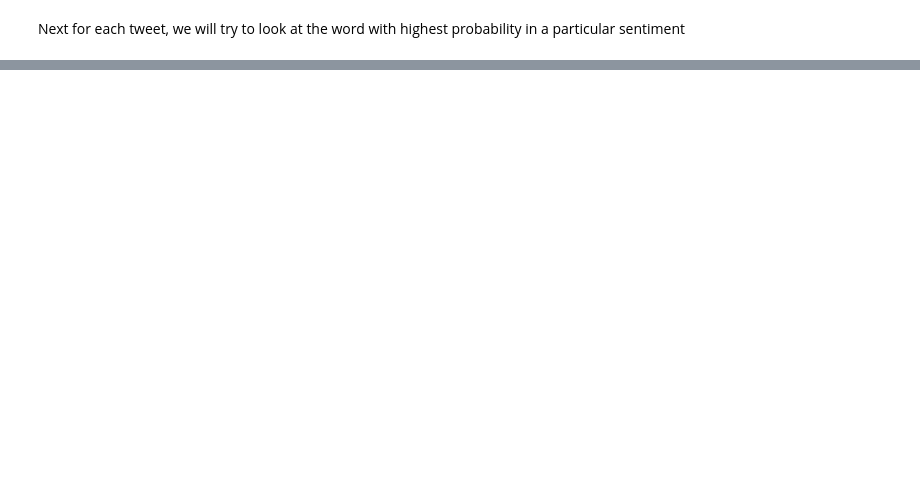
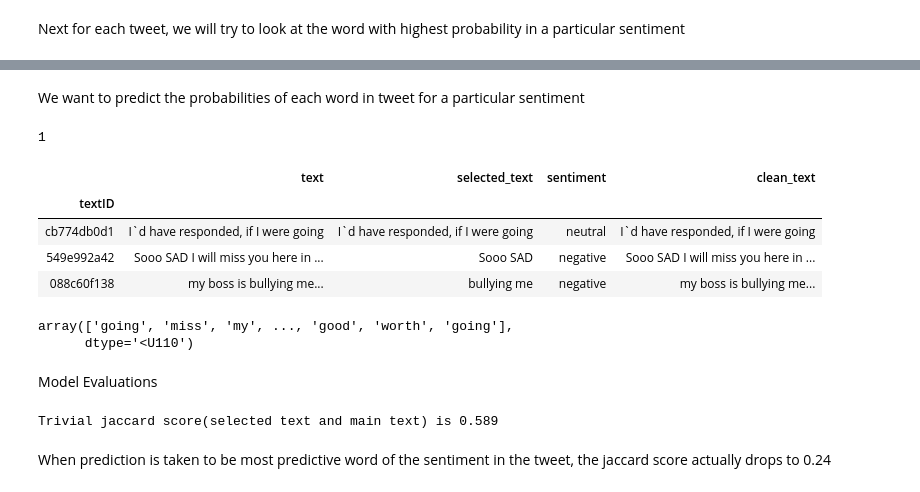
Before and after one commit to PavanPoosarla01/Springboard_Capstone02, a Jupyter notebook: Capstone2_Analysis1_BagOfWords.ipynb, the cells around one changed output, grey strips where cells are left out. Saved outputs shown, nothing was run; the diff lists cells and outputs as text; code cells hidden in the pictures; blank space fills up the shorter version.

```diff
--- a/Capstone2_Analysis1_BagOfWords.ipynb
+++ b/Capstone2_Analysis1_BagOfWords.ipynb
@@ -289,0 +297,6 @@ Next for each tweet, we will try to look at the word with highest probability in
+# %% [markdown]
+We want to predict the probabilities of each word in tweet for a particular sentiment
+# %%
+le.transform(['neutral'])[0]
+# %% [output]
+1
@@ -289,0 +331,8 @@ Next for each tweet, we will try to look at the word with highest probability in
+# %%
+train_df.head(3)
+# %% [output]
+|  | text | selected_text | sentiment | clean_text |
+| textID |  |  |  |  |
+| cb774db0d1 | I`d have responded, if I were going | I`d have responded, if I were going | neutral | I`d have responded, if I were going |
+| 549e992a42 | Sooo SAD I will miss you here in ... | Sooo SAD | negative | Sooo SAD I will miss you here in ... |
+| 088c60f138 | my boss is bullying me... | bullying me | negative | my boss is bullying me... |
@@ -289,0 +341,14 @@ Next for each tweet, we will try to look at the word with highest probability in
+# %%
+predicted_selection1
+# %% [output]
+array(['going', 'miss', 'my', ..., 'good', 'worth', 'going'],
+      dtype='<U110')
+# %% [markdown]
+Model Evaluations
+# %%
+print ('Trivial jaccard score(selected text and main text) is %.3f'\
+           %vec_jaccard(train_df.clean_text, train_df.selected_text).mean())
+# %% [output]
+Trivial jaccard score(selected text and main text) is 0.589
+# %% [markdown]
+When prediction is taken to be most predictive word of the sentiment in the tweet, the jaccard score actually drops to 0.24
```
Also changed, not shown: parts of 48 cells of this notebook.
